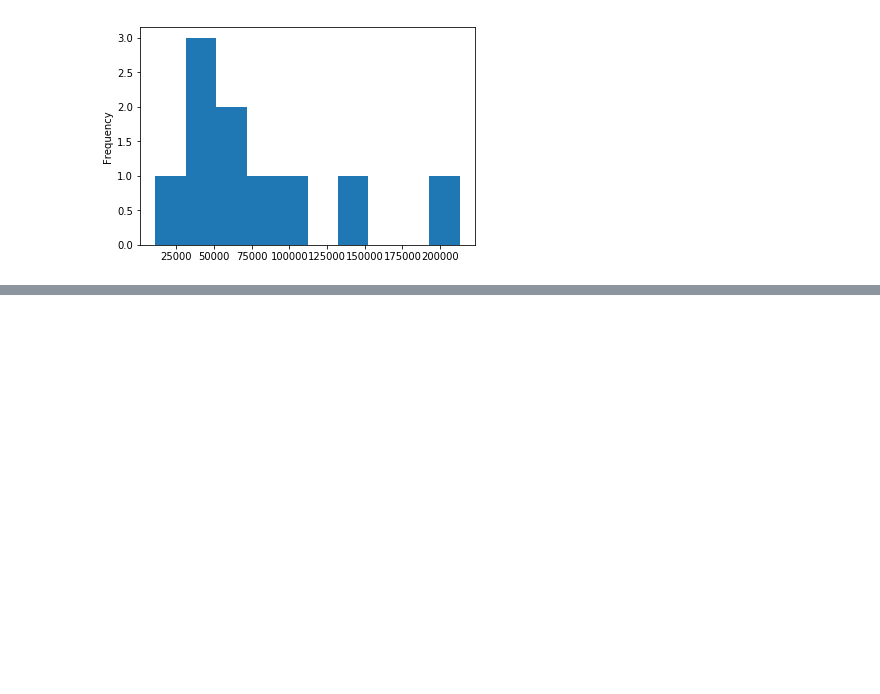
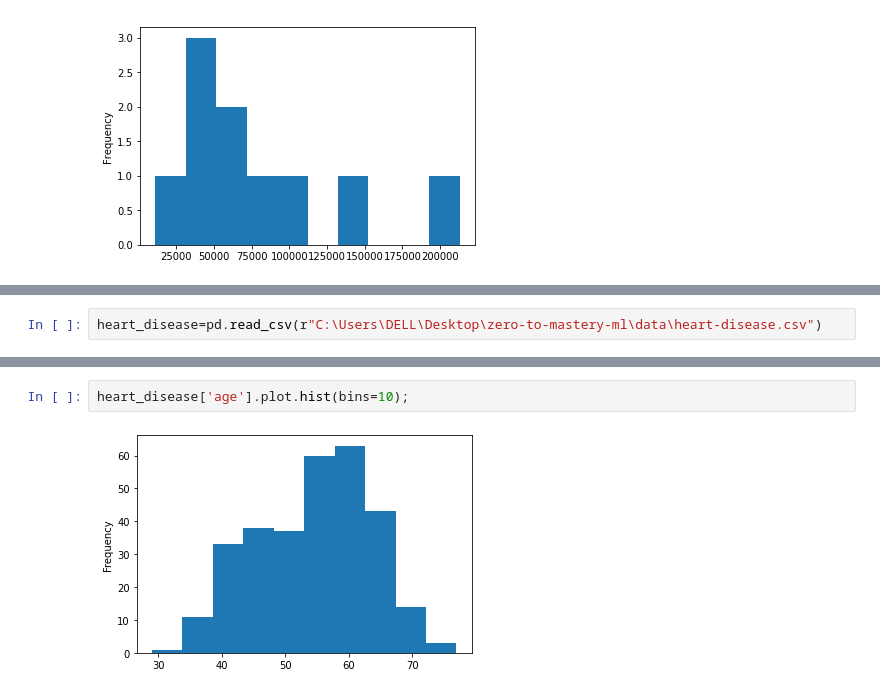
Before and after one commit to aryatomarAI/Machine-learning-and-data-science, a Jupyter notebook: Matplotlib/Introduction-to-matplotlib.ipynb, the cells around one changed output, grey strips where cells are left out. Saved outputs shown, nothing was run; the diff lists cells and outputs as text; blank space fills up the shorter version.

Commit message:
Plotting more advanced and interactive figures using matplotlib

```diff
--- a/Matplotlib/Introduction-to-matplotlib.ipynb
+++ b/Matplotlib/Introduction-to-matplotlib.ipynb
@@ -366,0 +369,2 @@ car_sales["Odometer (KM)"].plot.hist(bins=10)
+# %%
+heart_disease=pd.read_csv(r"C:\Users\DELL\Desktop\zero-to-mastery-ml\data\heart-disease.csv")
@@ -366,0 +380,4 @@ car_sales["Odometer (KM)"].plot.hist(bins=10)
+# %%
+heart_disease['age'].plot.hist(bins=10);
+# %% [output]
+[figure, added]
```
Also changed, not shown: parts of 21 cells of this notebook, 1 other file.
